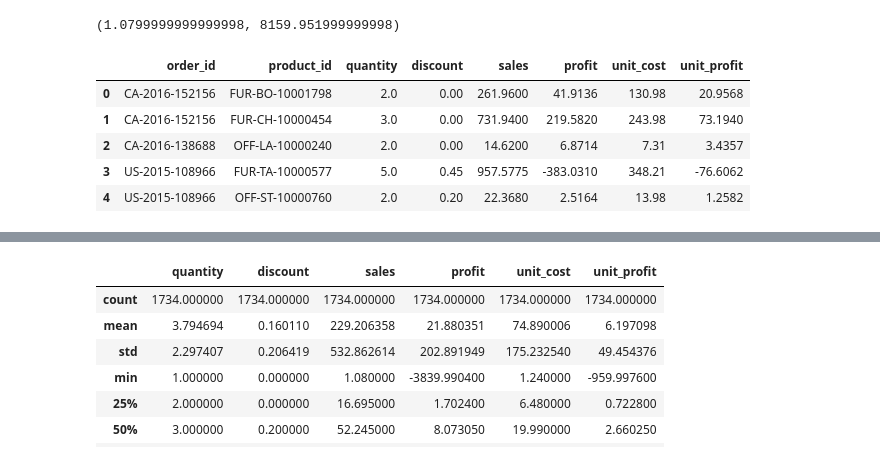
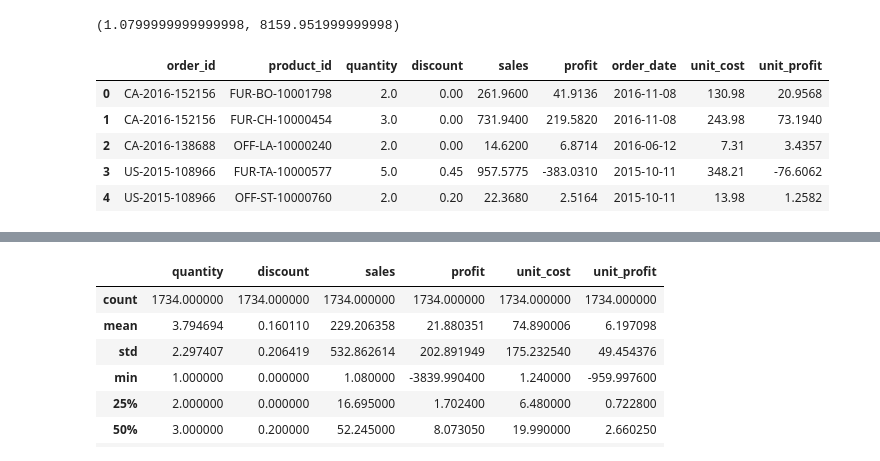
Before and after one commit to Waterman-Teceno-TSA/time-series-project, a Jupyter notebook: teceno_work.ipynb, the cells around one changed output, grey strips where cells are left out. Drawn from its saved outputs; the diff is of its cells as text; code cells hidden in the pictures.

```diff
--- a/teceno_work.ipynb
+++ b/teceno_work.ipynb
@@ -81,16 +90,16 @@ df.sales.min(), df.sales.max()
 (1.0799999999999998, 8159.951999999998)
 # %%
 # create a new df for items, quantity, and price, discount
-df_items = df[['order_id', 'product_id', 'quantity', 'discount', 'sales', 'profit']].copy()
+df_items = df[['order_id', 'product_id', 'quantity', 'discount', 'sales', 'profit', 'order_date']].copy()
 #add unit cost column
 df_items['unit_cost'] = df_items.sales / ((1-df_items.discount) * df_items.quantity)
 #add unit profit column
 df_items['unit_profit'] = df_items.profit / df_items.quantity
 df_items.head()
 # %% [output]
-|  | order_id | product_id | quantity | discount | sales | profit | unit_cost | unit_profit |
-| 0 | CA-2016-152156 | FUR-BO-10001798 | 2.0 | 0.00 | 261.9600 | 41.9136 | 130.98 | 20.9568 |
-| 1 | CA-2016-152156 | FUR-CH-10000454 | 3.0 | 0.00 | 731.9400 | 219.5820 | 243.98 | 73.1940 |
-| 2 | CA-2016-138688 | OFF-LA-10000240 | 2.0 | 0.00 | 14.6200 | 6.8714 | 7.31 | 3.4357 |
-| 3 | US-2015-108966 | FUR-TA-10000577 | 5.0 | 0.45 | 957.5775 | -383.0310 | 348.21 | -76.6062 |
-| 4 | US-2015-108966 | OFF-ST-10000760 | 2.0 | 0.20 | 22.3680 | 2.5164 | 13.98 | 1.2582 |
+|  | order_id | product_id | quantity | discount | sales | profit | order_date | unit_cost | unit_profit |
+| 0 | CA-2016-152156 | FUR-BO-10001798 | 2.0 | 0.00 | 261.9600 | 41.9136 | 2016-11-08 | 130.98 | 20.9568 |
+| 1 | CA-2016-152156 | FUR-CH-10000454 | 3.0 | 0.00 | 731.9400 | 219.5820 | 2016-11-08 | 243.98 | 73.1940 |
+| 2 | CA-2016-138688 | OFF-LA-10000240 | 2.0 | 0.00 | 14.6200 | 6.8714 | 2016-06-12 | 7.31 | 3.4357 |
+| 3 | US-2015-108966 | FUR-TA-10000577 | 5.0 | 0.45 | 957.5775 | -383.0310 | 2015-10-11 | 348.21 | -76.6062 |
+| 4 | US-2015-108966 | OFF-ST-10000760 | 2.0 | 0.20 | 22.3680 | 2.5164 | 2015-10-11 | 13.98 | 1.2582 |
```
Also changed, not shown: parts of 38 cells of this notebook, 1 other file.
